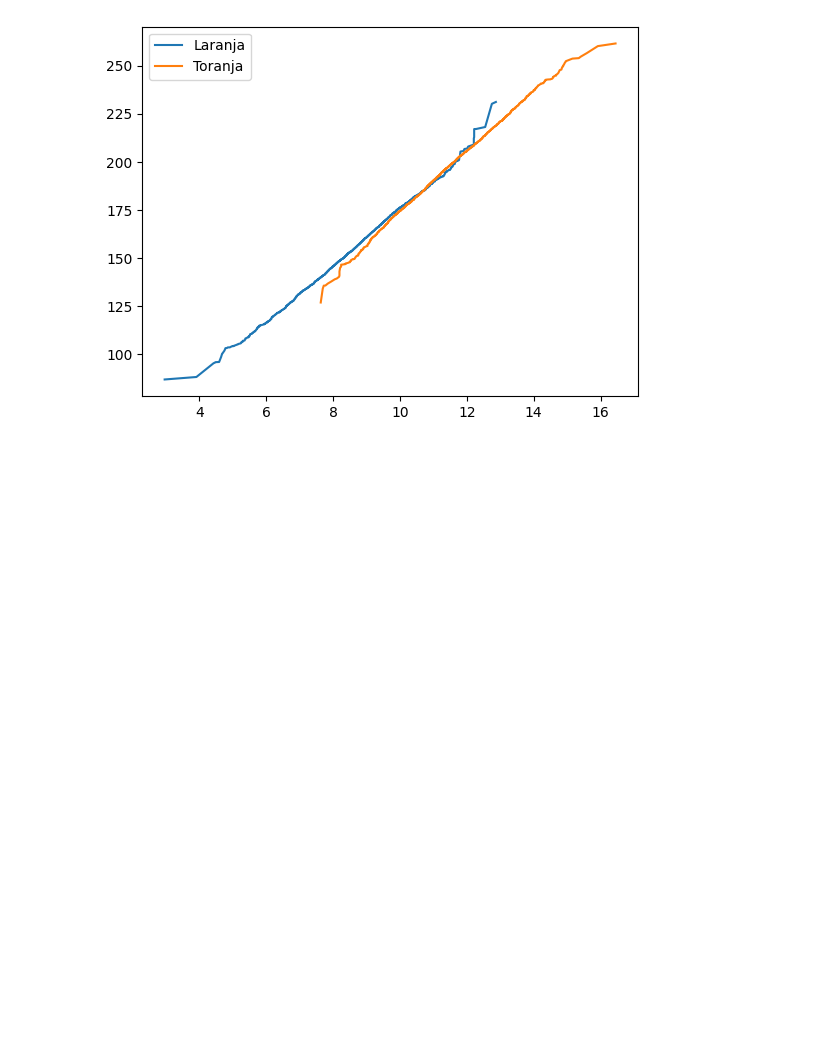
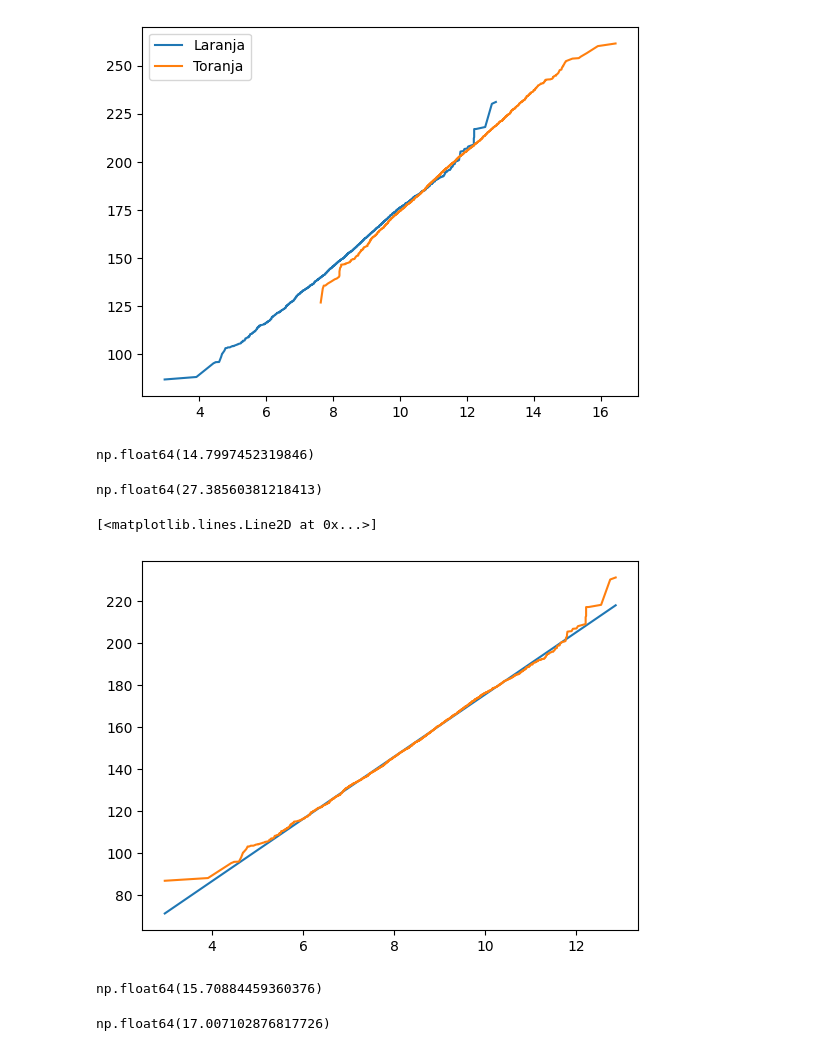
Before and after one commit to jmarantes/curso_numpy, a Jupyter notebook: Pratica.ipynb, the cells around one changed output. Saved outputs shown, nothing was run; the diff lists cells and outputs as text; code cells hidden in the pictures; blank space fills up the shorter version.

```diff
--- a/Pratica.ipynb
+++ b/Pratica.ipynb
@@ -25,3 +25,24 @@ plt.legend(['Laranja', 'Toranja'])
 plt.show()
 # %% [output]
 [figure]
+# %%
+YL = peso_laranja
+XL = dim_laranja
+nL = np.size(dim_laranja)
+# %%
+aL = (nL * np.sum(XL * YL) - np.sum(XL) * np.sum(YL)) / (nL * np.sum(XL ** 2) - np.sum(XL) ** 2)
+aL
+# %% [output]
+np.float64(14.7997452319846)
+# %%
+bL = np.mean(YL) - aL * np.mean(XL)
+bL
+# %% [output]
+np.float64(27.38560381218413)
+# %%
+yL = aL * XL + bL
+plt.plot(XL, yL)
+plt.plot(dim_laranja, peso_laranja)
+# %% [output]
+[<matplotlib.lines.Line2D at 0x...>]
+[figure, added]
@@ -27,0 +53,10 @@ plt.show()
+# %%
+aT = (nT * np.sum(XT * YT) - np.sum(XT) * np.sum(YT)) / (nT * np.sum(XT ** 2) - np.sum(XT) ** 2)
+aT
+# %% [output]
+np.float64(15.70884459360376)
+# %%
+bT = np.mean(YT) - aT * np.mean(XT)
+bT
+# %% [output]
+np.float64(17.007102876817726)
```
Also changed, not shown: parts of 5 cells of this notebook, 2 other files.
